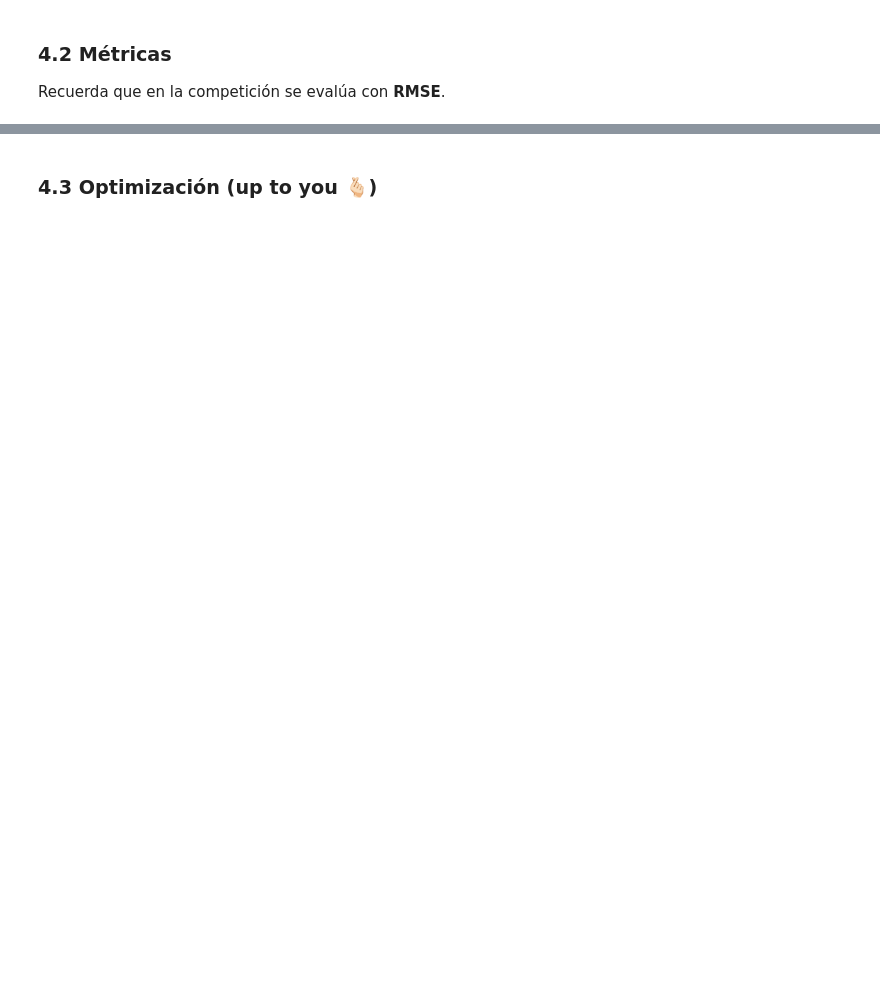
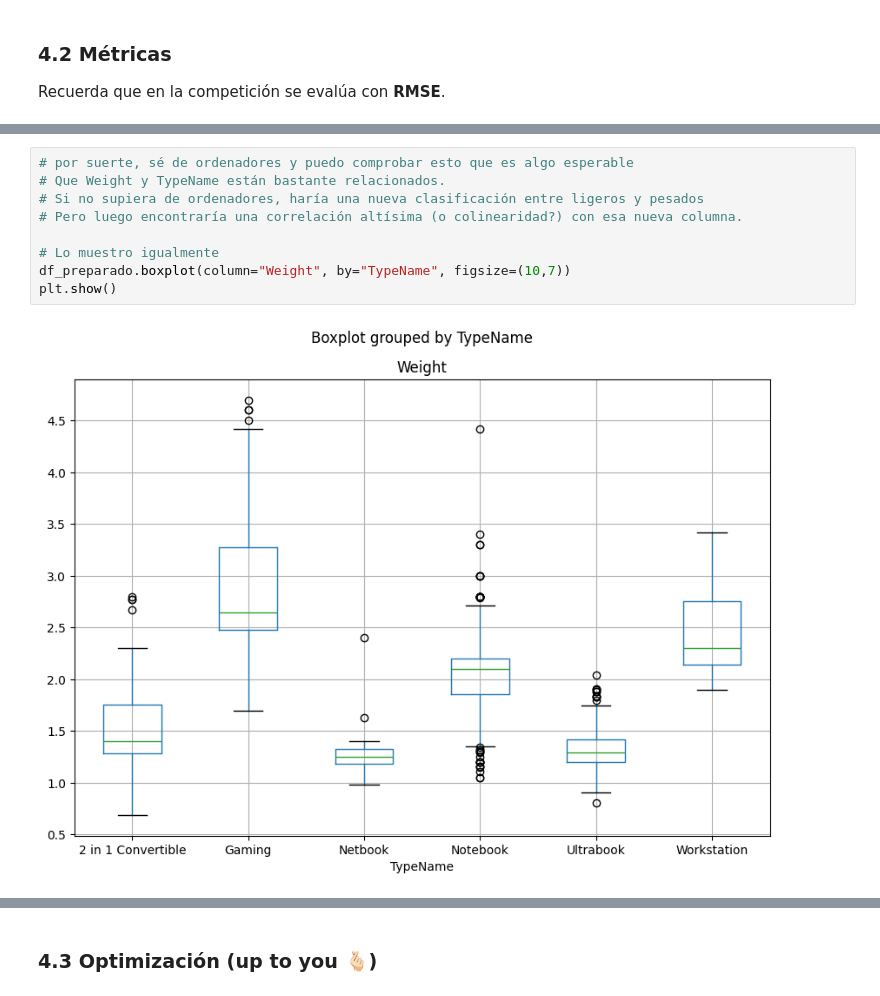
Before and after one commit to Gabriel-Caruso/DS-Online-Ramiro-Caruso, a Jupyter notebook: Team_Challenges/TC_04_Sprint_12_Kaggle/TC-Kaggle_submission.ipynb, the cells around one changed output, grey strips where cells are left out. Cells and saved outputs as stored; diff of their text form; blank space fills up the shorter version.

```diff
--- a/Team_Challenges/TC_04_Sprint_12_Kaggle/TC-Kaggle_submission.ipynb
+++ b/Team_Challenges/TC_04_Sprint_12_Kaggle/TC-Kaggle_submission.ipynb
@@ -231,0 +449,11 @@ Recuerda que en la competición se evalúa con **RMSE**.
+# %%
+# por suerte, sé de ordenadores y puedo comprobar esto que es algo esperable
+# Que Weight y TypeName están bastante relacionados.
+# Si no supiera de ordenadores, haría una nueva clasificación entre ligeros y pesados
+# Pero luego encontraría una correlación altísima (o colinearidad?) con esa nueva columna.
+
+# Lo muestro igualmente
+df_preparado.boxplot(column="Weight", by="TypeName", figsize=(10,7))
+plt.show()
+# %% [output]
+[figure, added]
```
Also changed, not shown: parts of 46 cells of this notebook, 8 other files.
